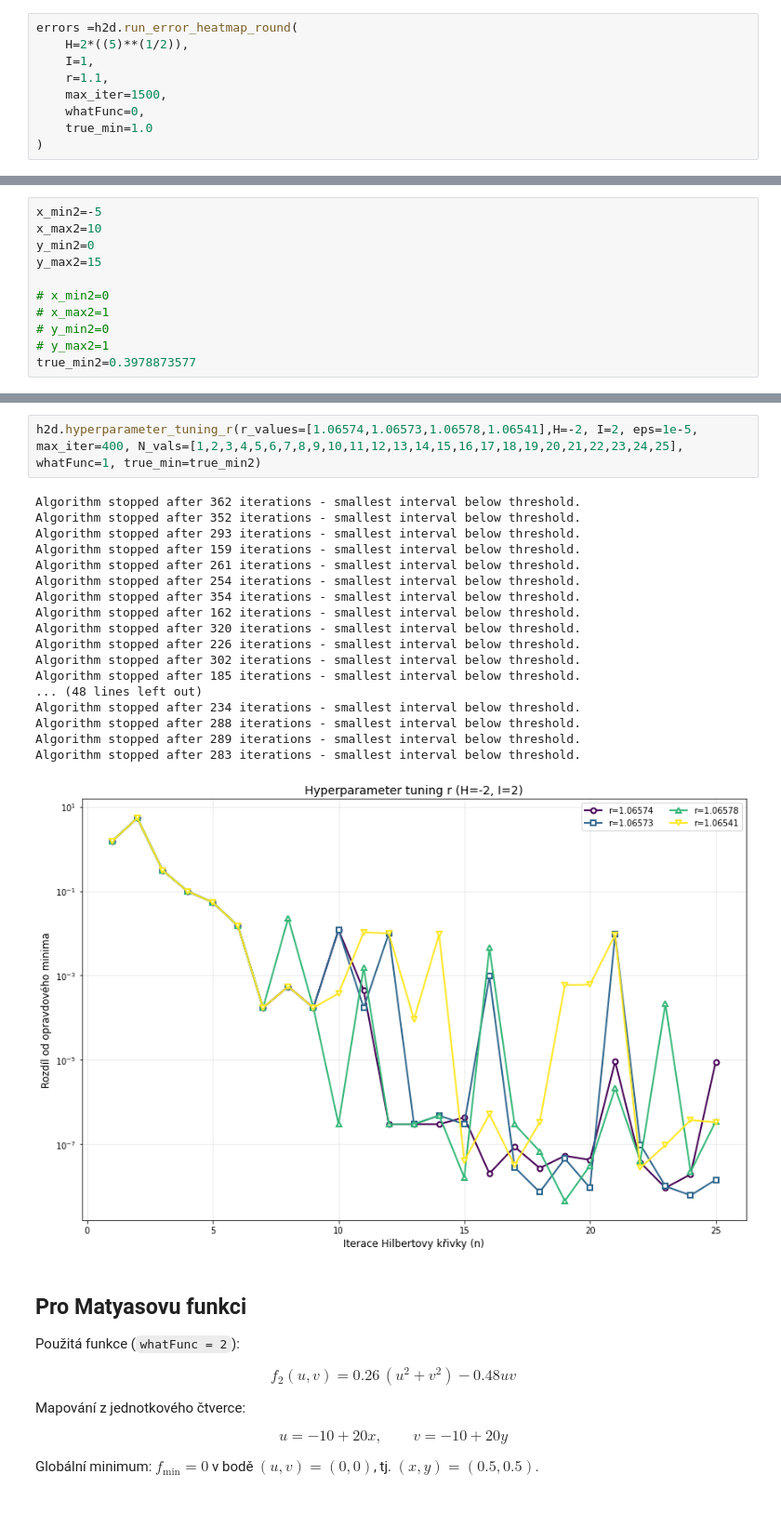
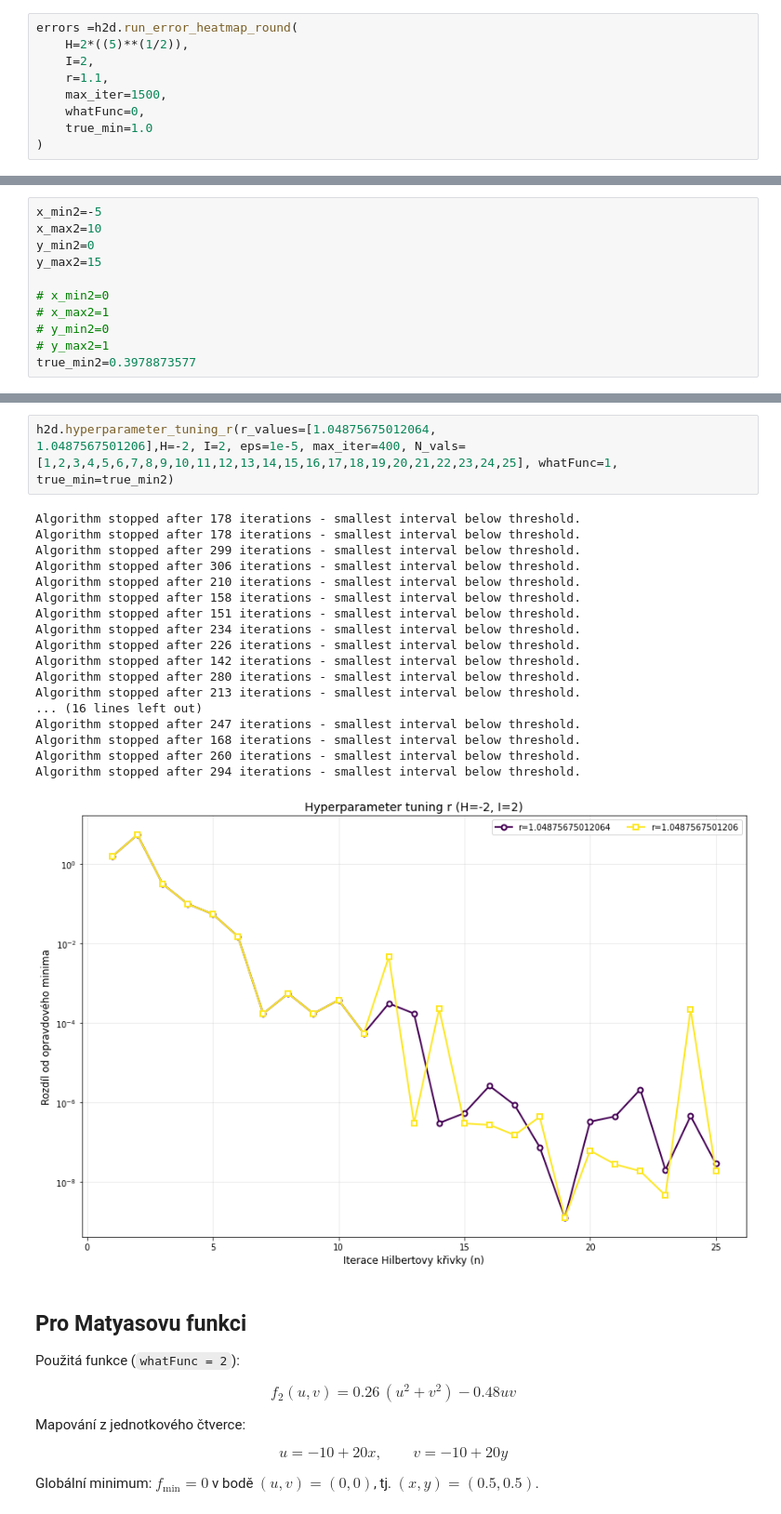
Before and after one commit to NIE0087/BP---prostor-vyplnujici-krivky, a Jupyter notebook: example2D.ipynb, the cells around one changed output, grey strips where cells are left out. Shown at 93% size. Drawn from its saved outputs; the diff is of its cells as text.

```diff
--- a/example2D.ipynb
+++ b/example2D.ipynb
@@ -118,7 +118,7 @@ Stopped by max_iter condition
 # %%
 errors =h2d.run_error_heatmap_round(
     H=2*((5)**(1/2)),
-    I=1,
+    I=2,
     r=1.1,
     max_iter=1500,
     whatFunc=0,
@@ -371,24 +366,25 @@ Differential evolution completed: 16 generations, 525 function evaluations, f_mi
 # %%
-h2d.hyperparameter_tuning_r(r_values=[1.06574,1.06573,1.06578,1.06541],H=-2, I=2, eps=1e-5, max_iter=400, N_vals=[1,2,3,4,5,6,7,8,9,10,11,12,13,14,15,16,17,18,19,20,21,22,23,24,25], whatFunc=1, true_min=true_min2)
+h2d.hyperparameter_tuning_r(r_values=[1.04875675012064,
+1.0487567501206],H=-2, I=2, eps=1e-5, max_iter=400, N_vals=[1,2,3,4,5,6,7,8,9,10,11,12,13,14,15,16,17,18,19,20,21,22,23,24,25], whatFunc=1, true_min=true_min2)
 # %% [output]
-Algorithm stopped after 362 iterations - smallest interval below threshold.
-Algorithm stopped after 352 iterations - smallest interval below threshold.
-Algorithm stopped after 293 iterations - smallest interval below threshold.
-Algorithm stopped after 159 iterations - smallest interval below threshold.
-Algorithm stopped after 261 iterations - smallest interval below threshold.
-Algorithm stopped after 254 iterations - smallest interval below threshold.
-Algorithm stopped after 354 iterations - smallest interval below threshold.
-Algorithm stopped after 162 iterations - smallest interval below threshold.
-Algorithm stopped after 320 iterations - smallest interval below threshold.
+Algorithm stopped after 178 iterations - smallest interval below threshold.
+Algorithm stopped after 178 iterations - smallest interval below threshold.
+Algorithm stopped after 299 iterations - smallest interval below threshold.
+Algorithm stopped after 306 iterations - smallest interval below threshold.
+Algorithm stopped after 210 iterations - smallest interval below threshold.
+Algorithm stopped after 158 iterations - smallest interval below threshold.
+Algorithm stopped after 151 iterations - smallest interval below threshold.
+Algorithm stopped after 234 iterations - smallest interval below threshold.
 Algorithm stopped after 226 iterations - smallest interval below threshold.
-Algorithm stopped after 302 iterations - smallest interval below threshold.
-Algorithm stopped after 185 iterations - smallest interval below threshold.
-... (48 lines left out)
-Algorithm stopped after 234 iterations - smallest interval below threshold.
-Algorithm stopped after 288 iterations - smallest interval below threshold.
-Algorithm stopped after 289 iterations - smallest interval below threshold.
-Algorithm stopped after 283 iterations - smallest interval below threshold.
+Algorithm stopped after 142 iterations - smallest interval below threshold.
+Algorithm stopped after 280 iterations - smallest interval below threshold.
+Algorithm stopped after 213 iterations - smallest interval below threshold.
+... (16 lines left out)
+Algorithm stopped after 247 iterations - smallest interval below threshold.
+Algorithm stopped after 168 iterations - smallest interval below threshold.
+Algorithm stopped after 260 iterations - smallest interval below threshold.
+Algorithm stopped after 294 iterations - smallest interval below threshold.
-[figure, old version]
+[figure, new version]
 # %% [markdown]
 ## Pro Matyasovu funkci
 
```
Also changed, not shown: parts of 13 cells of this notebook, 6 other files.
